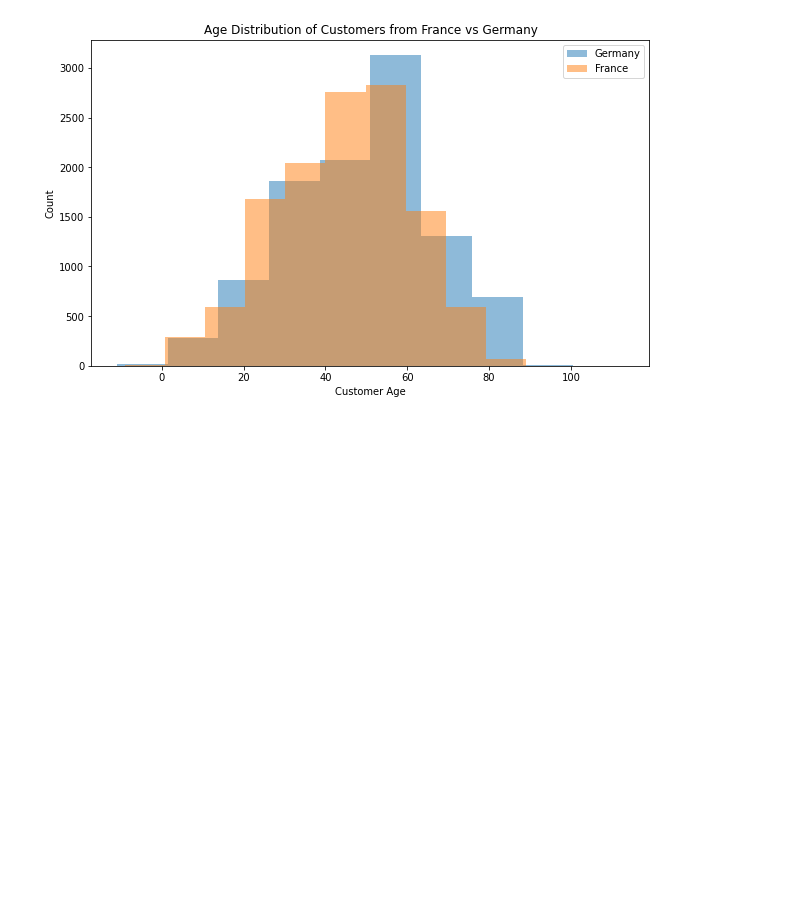
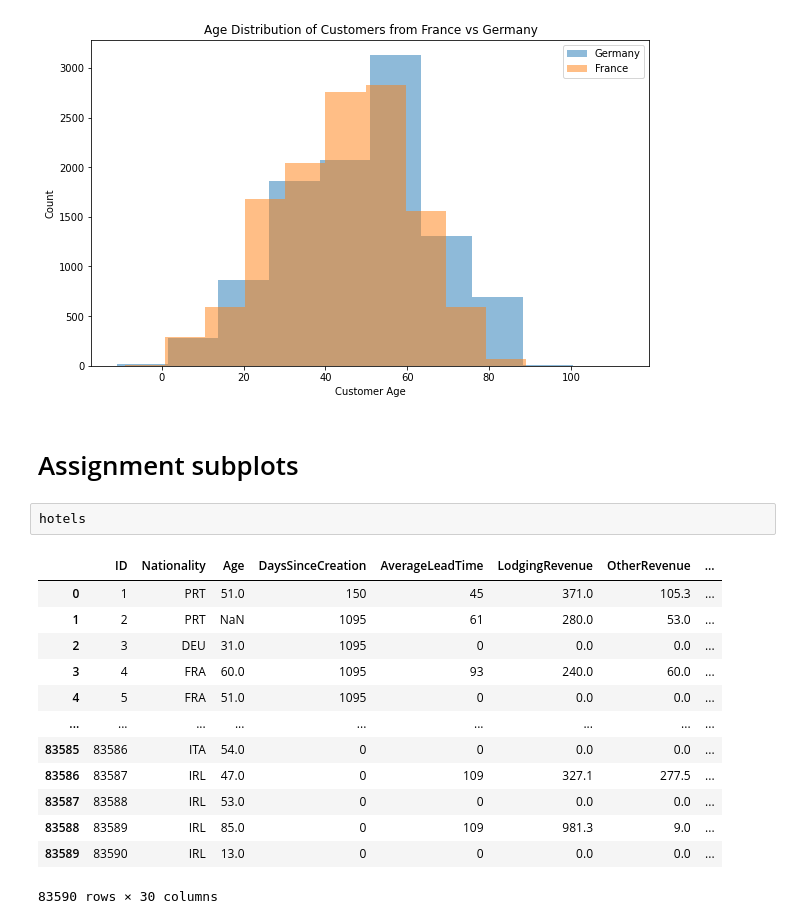
Before and after one commit to naruhikohama/dataviz-python, a Jupyter notebook: assignments.ipynb, the cells around one changed output. Drawn from its saved outputs; the diff is of its cells as text; blank space fills up the shorter version.

```diff
--- a/assignments.ipynb
+++ b/assignments.ipynb
@@ -366,3 +366,21 @@ ax.legend(['Germany', 'France'])
 plt.show()
 # %% [output]
 [figure]
+# %% [markdown]
+# Assignment subplots
+# %%
+hotels
+# %% [output]
+|  | ID | Nationality | Age | DaysSinceCreation | AverageLeadTime | LodgingRevenue | OtherRevenue | ... |
+| 0 | 1 | PRT | 51.0 | 150 | 45 | 371.0 | 105.3 | ... |
+| 1 | 2 | PRT | NaN | 1095 | 61 | 280.0 | 53.0 | ... |
+| 2 | 3 | DEU | 31.0 | 1095 | 0 | 0.0 | 0.0 | ... |
+| 3 | 4 | FRA | 60.0 | 1095 | 93 | 240.0 | 60.0 | ... |
+| 4 | 5 | FRA | 51.0 | 1095 | 0 | 0.0 | 0.0 | ... |
+| ... | ... | ... | ... | ... | ... | ... | ... | ... |
+| 83585 | 83586 | ITA | 54.0 | 0 | 0 | 0.0 | 0.0 | ... |
+| 83586 | 83587 | IRL | 47.0 | 0 | 109 | 327.1 | 277.5 | ... |
+| 83587 | 83588 | IRL | 53.0 | 0 | 0 | 0.0 | 0.0 | ... |
+| 83588 | 83589 | IRL | 85.0 | 0 | 109 | 981.3 | 9.0 | ... |
+| 83589 | 83590 | IRL | 13.0 | 0 | 0 | 0.0 | 0.0 | ... |
+83590 rows × 30 columns
```
Also changed, not shown: parts of 2 cells of this notebook.
